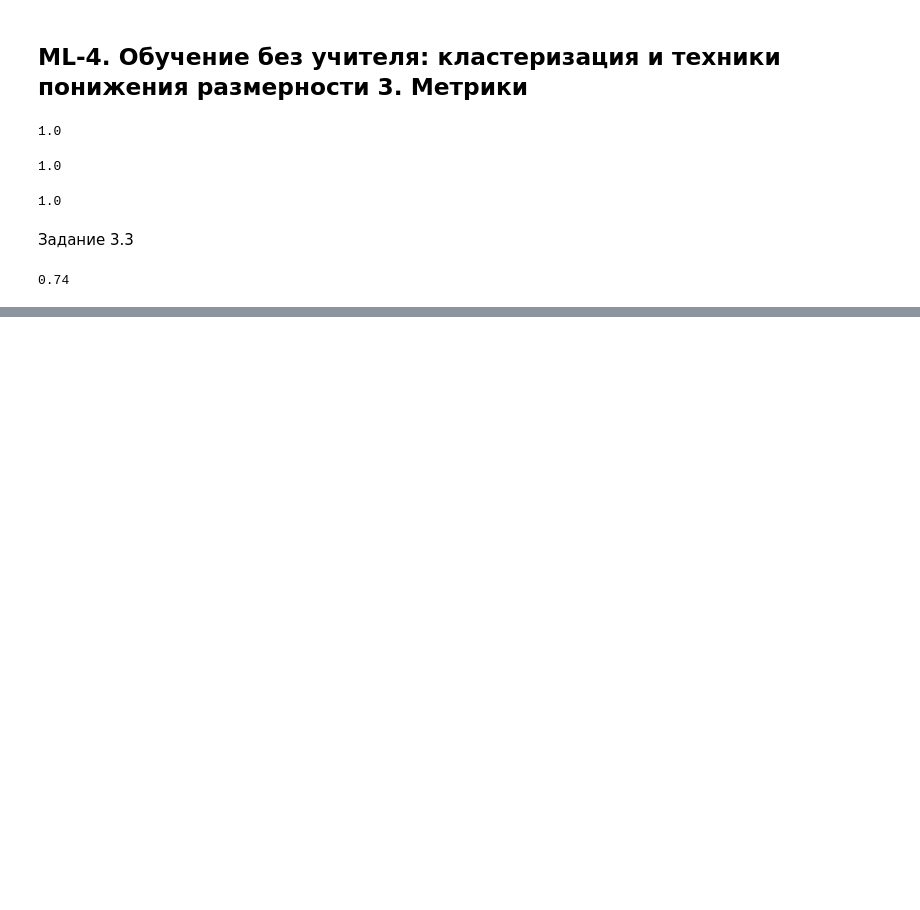
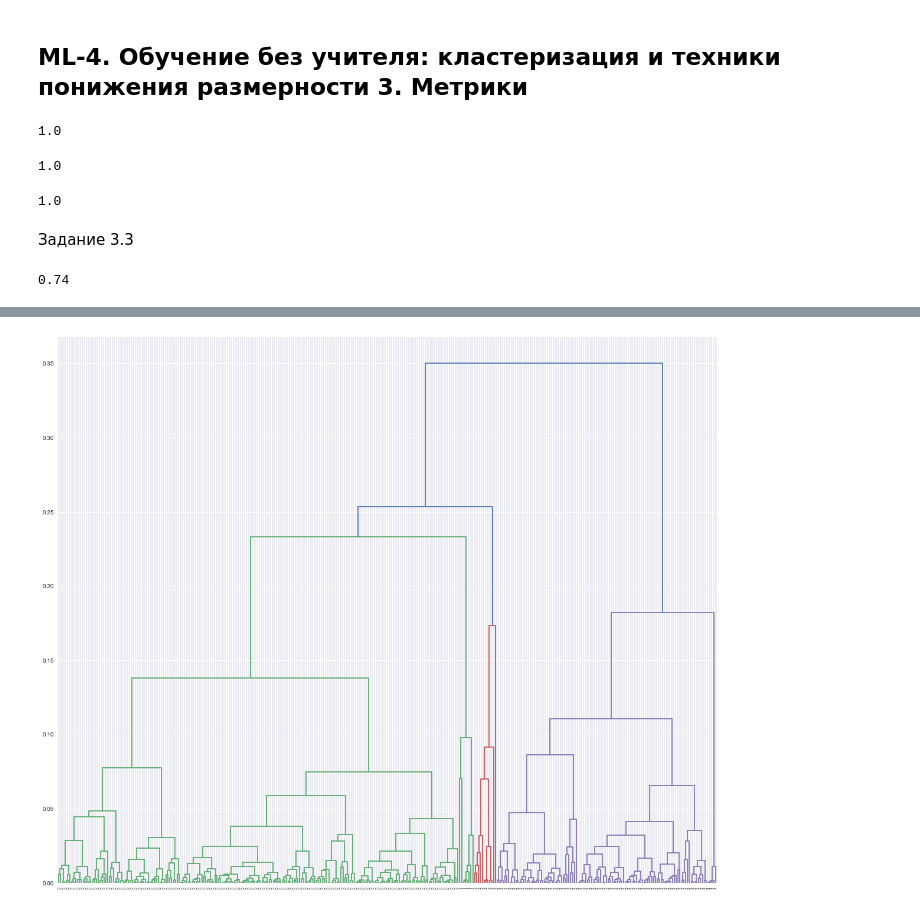
Before and after one commit to Nadarsa/sf_data_science, a Jupyter notebook: ML/ml_practice.ipynb, the cells around one changed output, grey strips where cells are left out. Drawn from its saved outputs; the diff is of its cells as text; code cells hidden in the pictures; blank space fills up the shorter version.

```diff
--- a/ML/ml_practice.ipynb
+++ b/ML/ml_practice.ipynb
@@ -1460,0 +1510,3 @@ print(round(homogeneity_score(y_true, y_pred), 2))
+# %%
+data = pd.read_csv('data/airbnb.csv')
+data.head(3)
@@ -1460,0 +1518,17 @@ print(round(homogeneity_score(y_true, y_pred), 2))
+# %%
+from sklearn.cluster import AgglomerativeClustering
+agg_clust = AgglomerativeClustering(n_clusters=6, linkage='complete')
+predictions = agg_clust.fit_predict(data[['latitude', 'longitude']])
+# %%
+from scipy.cluster.hierarchy import dendrogram, linkage
+from matplotlib import pyplot as plt
+
+linked = linkage(data[['latitude', 'longitude']], 'complete')
+
+plt.figure(figsize=(20,17))
+
+dendrogram(Z=linked, orientation='top', labels=predictions, distance_sort='descending')
+
+plt.show()
+# %% [output]
+[figure, added]
```
Also changed, not shown: parts of 44 cells of this notebook, 8 other files.
